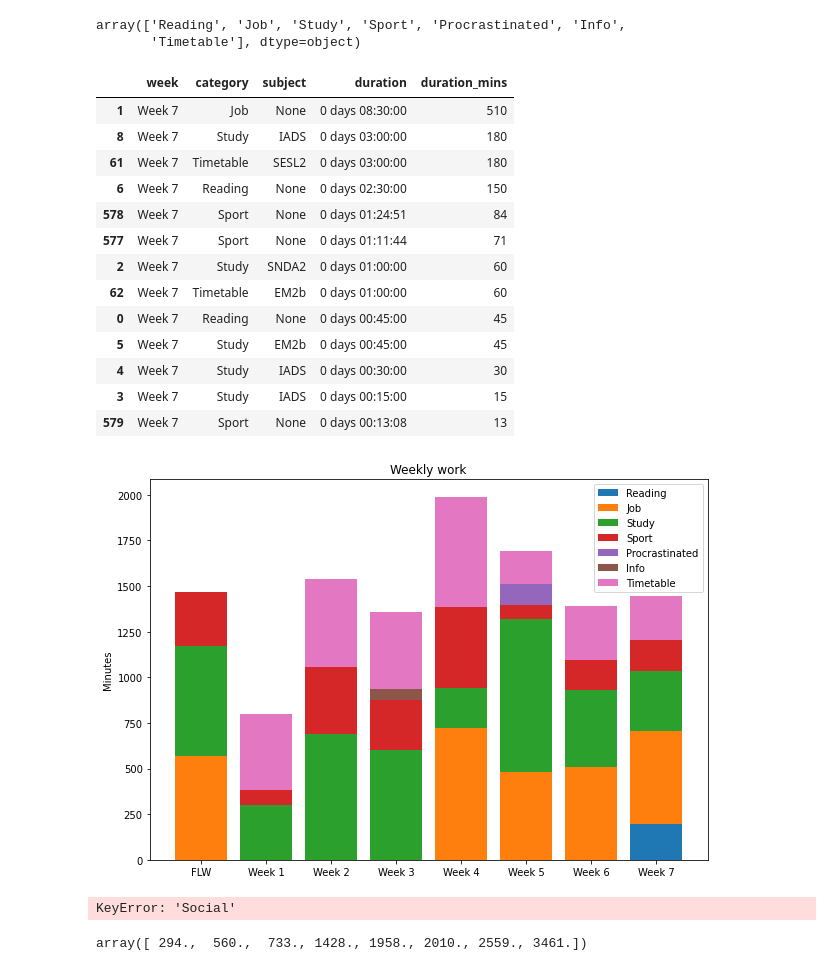
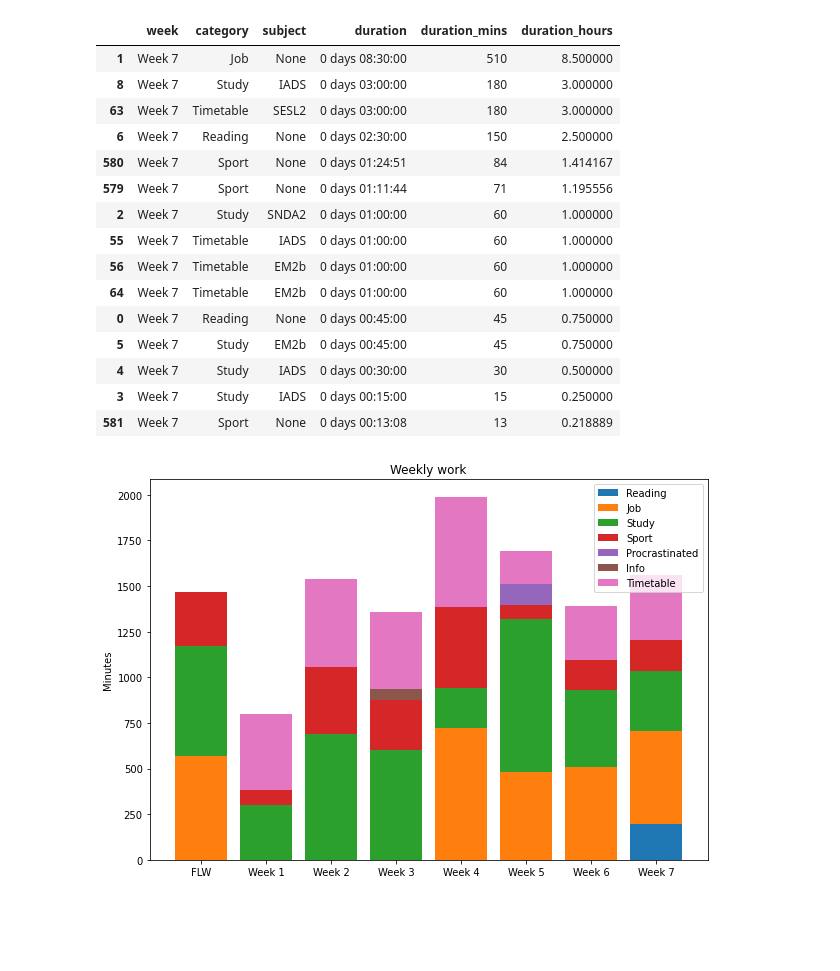
Before and after one commit to WilliamMoolman/CalendarTime, a Jupyter notebook: Statistics.ipynb, the cells around one changed output. Saved outputs shown, nothing was run; the diff lists cells and outputs as text; code cells hidden in the pictures; blank space fills up the shorter version.

Commit message:
add subject views

```diff
--- a/Statistics.ipynb
+++ b/Statistics.ipynb
@@ -6,87 +6,61 @@ import pandas as pd
 events = Events()
 
 df = pd.DataFrame(events.events,columns=["week", "category", "subject", "duration"])
+df = df.loc[df.week != "Before"]
 df['duration_mins'] = df.duration.apply(lambda t: t.seconds//60)
+df['duration_hours'] = df.duration.apply(lambda t: t.seconds/3600)
-# %%
-categories = df.loc[df.week != 'Before'].loc[df.category != "Social"].category.unique()
-categories
-# %% [output]
-array(['Reading', 'Job', 'Study', 'Sport', 'Procrastinated', 'Info',
-       'Timetable'], dtype=object)
 # %%
 df.loc[df.week == "Week 7"].sort_values('duration_mins', ascending=False)
 # %% [output]
-|  | week | category | subject | duration | duration_mins |
-| 1 | Week 7 | Job | None | 0 days 08:30:00 | 510 |
-| 8 | Week 7 | Study | IADS | 0 days 03:00:00 | 180 |
-| 61 | Week 7 | Timetable | SESL2 | 0 days 03:00:00 | 180 |
-| 6 | Week 7 | Reading | None | 0 days 02:30:00 | 150 |
-| 578 | Week 7 | Sport | None | 0 days 01:24:51 | 84 |
-| 577 | Week 7 | Sport | None | 0 days 01:11:44 | 71 |
-| 2 | Week 7 | Study | SNDA2 | 0 days 01:00:00 | 60 |
-| 62 | Week 7 | Timetable | EM2b | 0 days 01:00:00 | 60 |
-| 0 | Week 7 | Reading | None | 0 days 00:45:00 | 45 |
-| 5 | Week 7 | Study | EM2b | 0 days 00:45:00 | 45 |
-| 4 | Week 7 | Study | IADS | 0 days 00:30:00 | 30 |
-| 3 | Week 7 | Study | IADS | 0 days 00:15:00 | 15 |
-| 579 | Week 7 | Sport | None | 0 days 00:13:08 | 13 |
+|  | week | category | subject | duration | duration_mins | duration_hours |
+| 1 | Week 7 | Job | None | 0 days 08:30:00 | 510 | 8.500000 |
+| 8 | Week 7 | Study | IADS | 0 days 03:00:00 | 180 | 3.000000 |
+| 63 | Week 7 | Timetable | SESL2 | 0 days 03:00:00 | 180 | 3.000000 |
+| 6 | Week 7 | Reading | None | 0 days 02:30:00 | 150 | 2.500000 |
+| 580 | Week 7 | Sport | None | 0 days 01:24:51 | 84 | 1.414167 |
+| 579 | Week 7 | Sport | None | 0 days 01:11:44 | 71 | 1.195556 |
+| 2 | Week 7 | Study | SNDA2 | 0 days 01:00:00 | 60 | 1.000000 |
+| 55 | Week 7 | Timetable | IADS | 0 days 01:00:00 | 60 | 1.000000 |
+| 56 | Week 7 | Timetable | EM2b | 0 days 01:00:00 | 60 | 1.000000 |
+| 64 | Week 7 | Timetable | EM2b | 0 days 01:00:00 | 60 | 1.000000 |
+| 0 | Week 7 | Reading | None | 0 days 00:45:00 | 45 | 0.750000 |
+| 5 | Week 7 | Study | EM2b | 0 days 00:45:00 | 45 | 0.750000 |
+| 4 | Week 7 | Study | IADS | 0 days 00:30:00 | 30 | 0.500000 |
+| 3 | Week 7 | Study | IADS | 0 days 00:15:00 | 15 | 0.250000 |
+| 581 | Week 7 | Sport | None | 0 days 00:13:08 | 13 | 0.218889 |
 # %%
 ######
 # WEEKLY BAR CHART
 ######
 
 import numpy as np
 import matplotlib.pyplot as plt
 
-N = len(df.week.unique())-1
+N = len(df.week.unique())
 
-# study = np.array([totals[key]["Categories"]["Study"]//3600 for key in totals.keys()])
-# timetable = np.array([totals[key]["Categories"]["Timetable"]//3600 for key in totals.keys()])
-# social = np.array([totals[key]["Categories"]["Social"]//3600 for key in totals.keys()])
-# sport = np.array([totals[key]["Categories"]["Sport"]//3600 for key in totals.keys()])
 ind = np.arange(N)
 width = 0.35
 
 fig = plt.subplots(figsize =(10, 7))
 labels = []
 bottom = np.zeros(N)
-# print(bottom)
+categories = df.loc[df.category != "Social"].category.unique()
 
 totals = df \
     .loc[df.week != "Before"] \
     .loc[df.category != "Social"] \
     .groupby(['category','week'])["duration_mins"].sum().unstack(fill_value=0).stack()
 
 for c in categories:
-    # print(c)
-    # print(totals[c])
     p = plt.bar(ind, totals[c], bottom = bottom, label=c)
-    # print(totals[c])
     bottom += totals[c]
     labels.append([p[0],c])
-# p1 = plt.bar(ind, study, width)
-# p2 = plt.bar(ind, timetable, width, bottom = study)
-# p3 = plt.bar(ind, social, width, bottom = study+timetable)
-# p4 = plt.bar(ind, sport, width, bottom = study+timetable+social)
-
 
 plt.ylabel('Minutes')
 plt.title('Weekly work')
 plt.xticks(ind, totals['Study'].keys())
 
-# plt.axhline(32*60)
-
-# plt.legend((p1[0], p2[0], p3[0], p4[0]), ('study', 'timetable','social','sport'))
 plt.legend()
-
 plt.show()
 # %% [output]
-[figure, old version]
+[figure, new version]
-# %%
-totals["Social"]
-# %% [output]
-KeyError: 'Social'
-# %%
-bottom
-# %% [output]
-array([ 294.,  560.,  733., 1428., 1958., 2010., 2559., 3461.])
```
Also changed, not shown: parts of 3 cells of this notebook, 1 other file.
